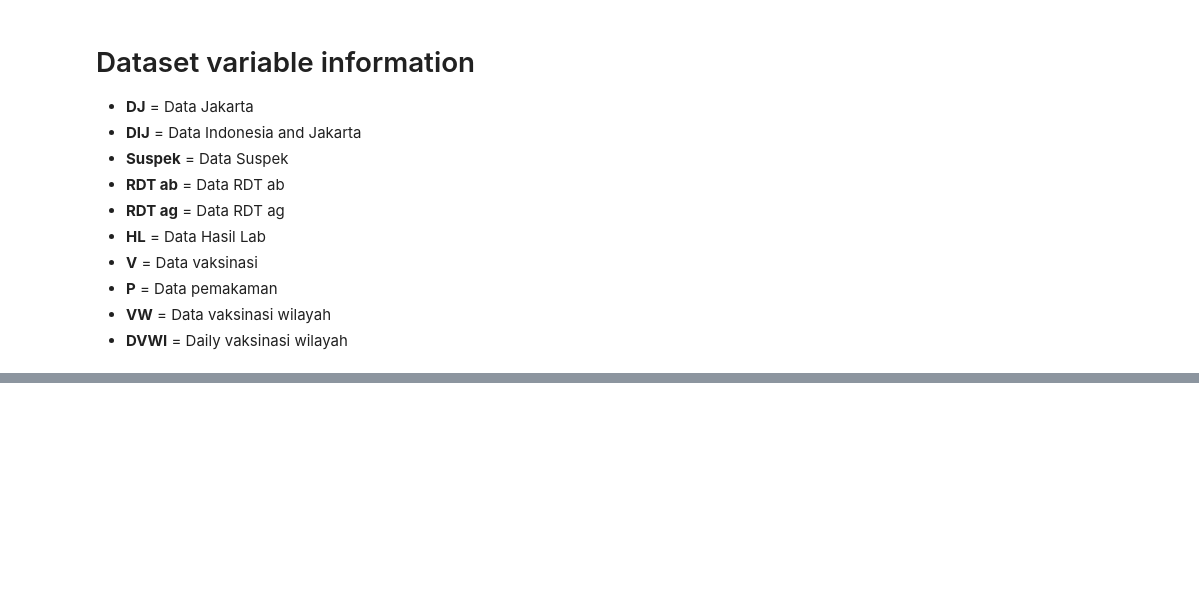
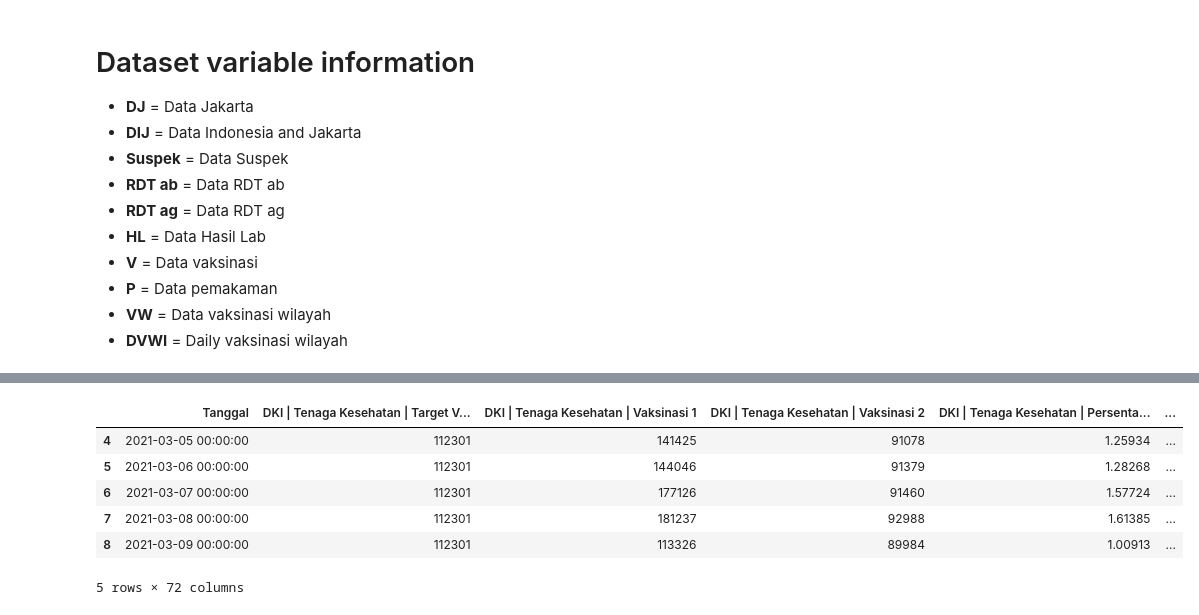
Before and after one commit to StevenTannn/Compfest-DS-Covid, a Jupyter notebook: notebook.ipynb, the cells around one changed output, grey strips where cells are left out. Saved outputs shown, nothing was run; the diff lists cells and outputs as text; code cells hidden in the pictures; blank space fills up the shorter version.

```diff
--- a/notebook.ipynb
+++ b/notebook.ipynb
@@ -79,0 +89,18 @@ memory usage: 34.3+ KB
+# %%
+df_V.fillna("",inplace=True)
+# %%
+df_V.columns = df_V.iloc[1] + " | " + df_V.iloc[2] + " | " + df_V.iloc[3]
+# %%
+df_V.drop([0,1,2,3],axis=0,inplace=True)
+# %%
+df_V.rename(columns={df_V.columns[0] : "Tanggal"},inplace=True)
+# %%
+df_V.head()
+# %% [output]
+|  | Tanggal | DKI | Tenaga Kesehatan | Target V... | DKI | Tenaga Kesehatan | Vaksinasi 1 | DKI | Tenaga Kesehatan | Vaksinasi 2 | DKI | Tenaga Kesehatan | Persenta... | ... |
+| 4 | 2021-03-05 00:00:00 | 112301 | 141425 | 91078 | 1.25934 | ... |
+| 5 | 2021-03-06 00:00:00 | 112301 | 144046 | 91379 | 1.28268 | ... |
+| 6 | 2021-03-07 00:00:00 | 112301 | 177126 | 91460 | 1.57724 | ... |
+| 7 | 2021-03-08 00:00:00 | 112301 | 181237 | 92988 | 1.61385 | ... |
+| 8 | 2021-03-09 00:00:00 | 112301 | 113326 | 89984 | 1.00913 | ... |
+5 rows × 72 columns
```
Also changed, not shown: parts of 8 cells of this notebook, 1 other file.
